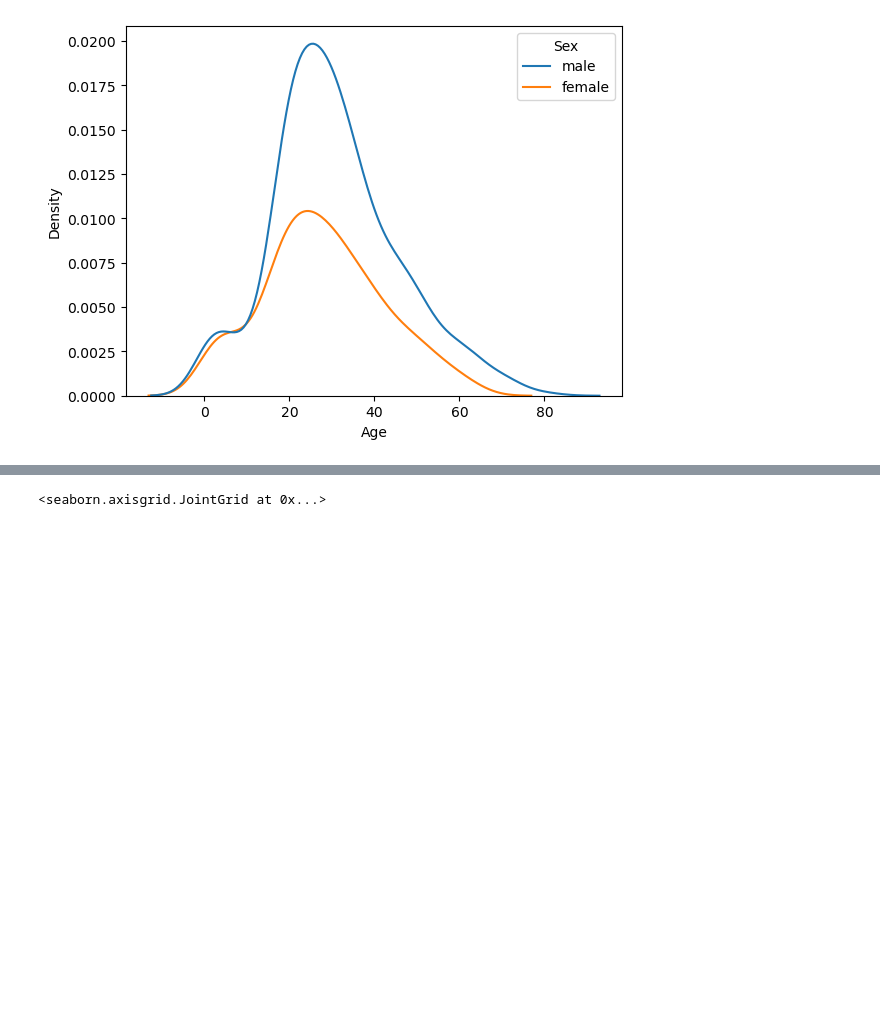
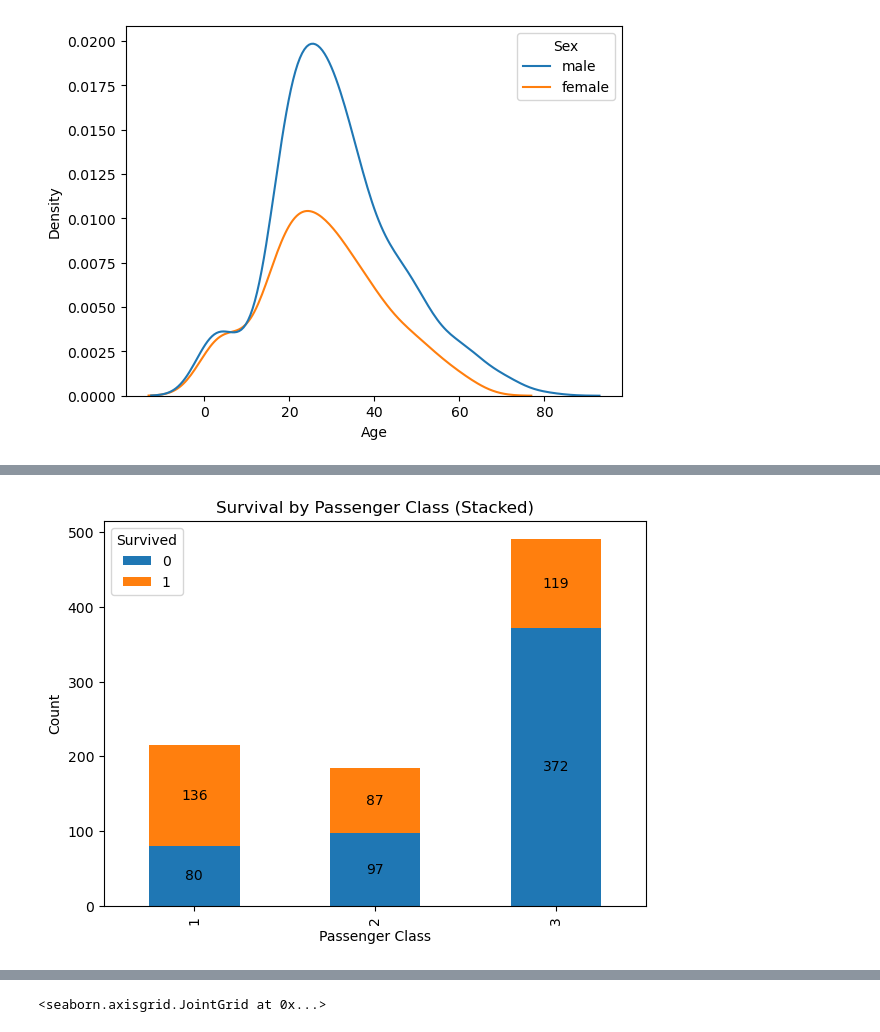
Before and after one commit to xploramit/Econometrics-using-python, a Jupyter notebook: Econometrics.ipynb, the cells around one changed output, grey strips where cells are left out. Cells and saved outputs as stored; diff of their text form; code cells hidden in the pictures; blank space fills up the shorter version.

```diff
--- a/Econometrics.ipynb
+++ b/Econometrics.ipynb
@@ -729,0 +846,17 @@ sns.kdeplot(data=titanic,x='Pclass',hue='Survived')
+# %%
+import matplotlib.pyplot as plt
+
+ax = k.plot(kind='bar', stacked=True, figsize=(7,5))
+
+plt.xlabel('Passenger Class')
+plt.ylabel('Count')
+plt.title('Survival by Passenger Class (Stacked)')
+plt.legend(title='Survived')
+
+# Add counts inside stacked bars
+for container in ax.containers:
+    ax.bar_label(container, label_type='center')
+
+plt.show()
+# %% [output]
+[figure, added]
```
Also changed, not shown: parts of 15 cells of this notebook.
